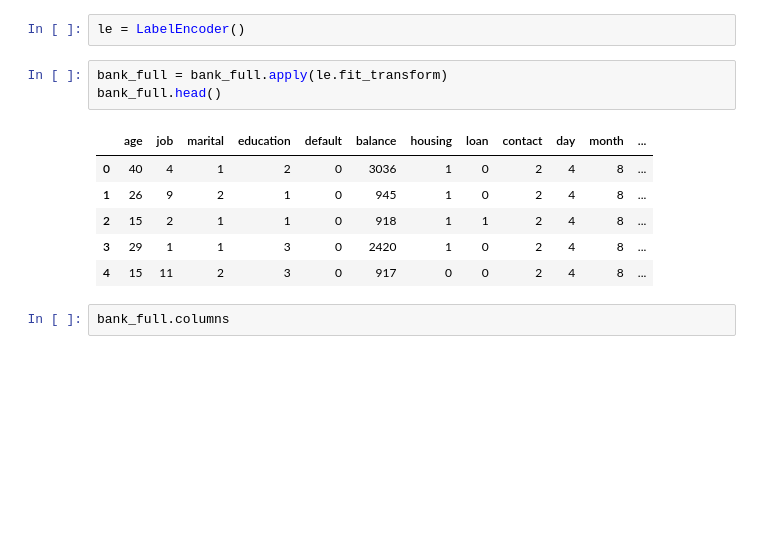
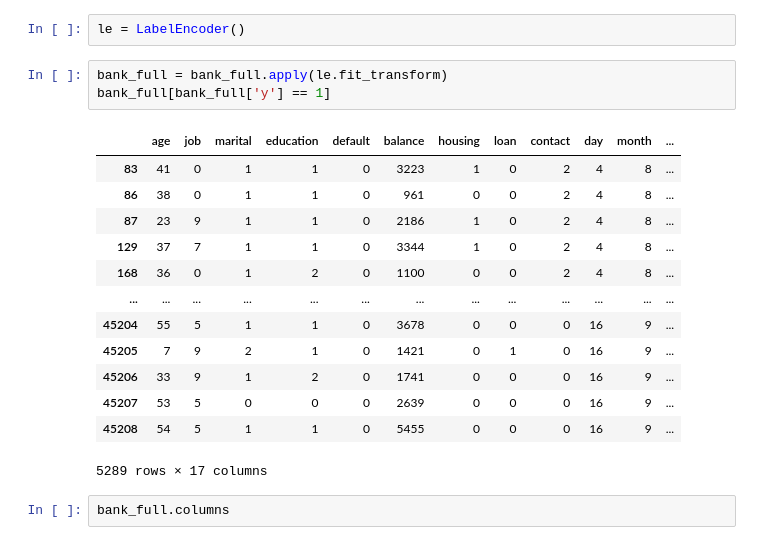
Before and after one commit to Rainfue/RecSys, a Jupyter notebook: note1.ipynb, the cells around one changed output. Saved outputs shown, nothing was run; the diff lists cells and outputs as text; blank space fills up the shorter version.

```diff
--- a/note1.ipynb
+++ b/note1.ipynb
@@ -637,14 +652,21 @@ class LabelEncoder:
 le = LabelEncoder()
 # %%
 bank_full = bank_full.apply(le.fit_transform)
-bank_full.head()
+bank_full[bank_full['y'] == 1]
 # %% [output]
 |  | age | job | marital | education | default | balance | housing | loan | contact | day | month | ... |
-| 0 | 40 | 4 | 1 | 2 | 0 | 3036 | 1 | 0 | 2 | 4 | 8 | ... |
-| 1 | 26 | 9 | 2 | 1 | 0 | 945 | 1 | 0 | 2 | 4 | 8 | ... |
-| 2 | 15 | 2 | 1 | 1 | 0 | 918 | 1 | 1 | 2 | 4 | 8 | ... |
-| 3 | 29 | 1 | 1 | 3 | 0 | 2420 | 1 | 0 | 2 | 4 | 8 | ... |
-| 4 | 15 | 11 | 2 | 3 | 0 | 917 | 0 | 0 | 2 | 4 | 8 | ... |
+| 83 | 41 | 0 | 1 | 1 | 0 | 3223 | 1 | 0 | 2 | 4 | 8 | ... |
+| 86 | 38 | 0 | 1 | 1 | 0 | 961 | 0 | 0 | 2 | 4 | 8 | ... |
+| 87 | 23 | 9 | 1 | 1 | 0 | 2186 | 1 | 0 | 2 | 4 | 8 | ... |
+| 129 | 37 | 7 | 1 | 1 | 0 | 3344 | 1 | 0 | 2 | 4 | 8 | ... |
+| 168 | 36 | 0 | 1 | 2 | 0 | 1100 | 0 | 0 | 2 | 4 | 8 | ... |
+| ... | ... | ... | ... | ... | ... | ... | ... | ... | ... | ... | ... | ... |
+| 45204 | 55 | 5 | 1 | 1 | 0 | 3678 | 0 | 0 | 0 | 16 | 9 | ... |
+| 45205 | 7 | 9 | 2 | 1 | 0 | 1421 | 0 | 1 | 0 | 16 | 9 | ... |
+| 45206 | 33 | 9 | 1 | 2 | 0 | 1741 | 0 | 0 | 0 | 16 | 9 | ... |
+| 45207 | 53 | 5 | 0 | 0 | 0 | 2639 | 0 | 0 | 0 | 16 | 9 | ... |
+| 45208 | 54 | 5 | 1 | 1 | 0 | 5455 | 0 | 0 | 0 | 16 | 9 | ... |
+5289 rows × 17 columns
 # %%
 bank_full.columns
 # %% [output]
```
Also changed, not shown: parts of 24 cells of this notebook, 3 other files.
